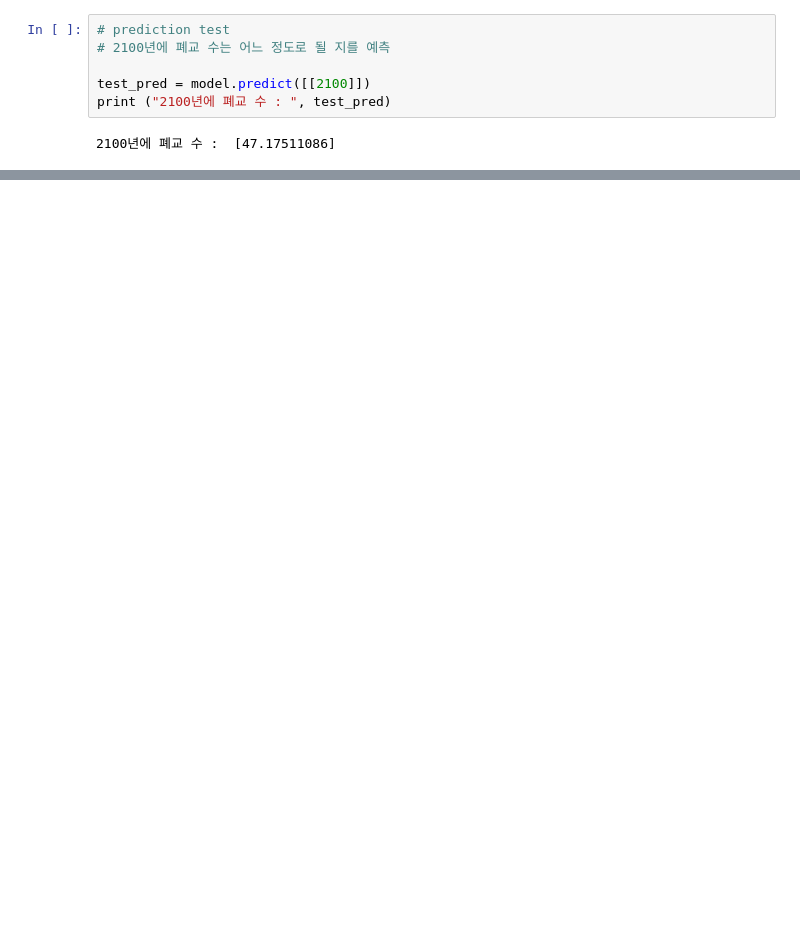
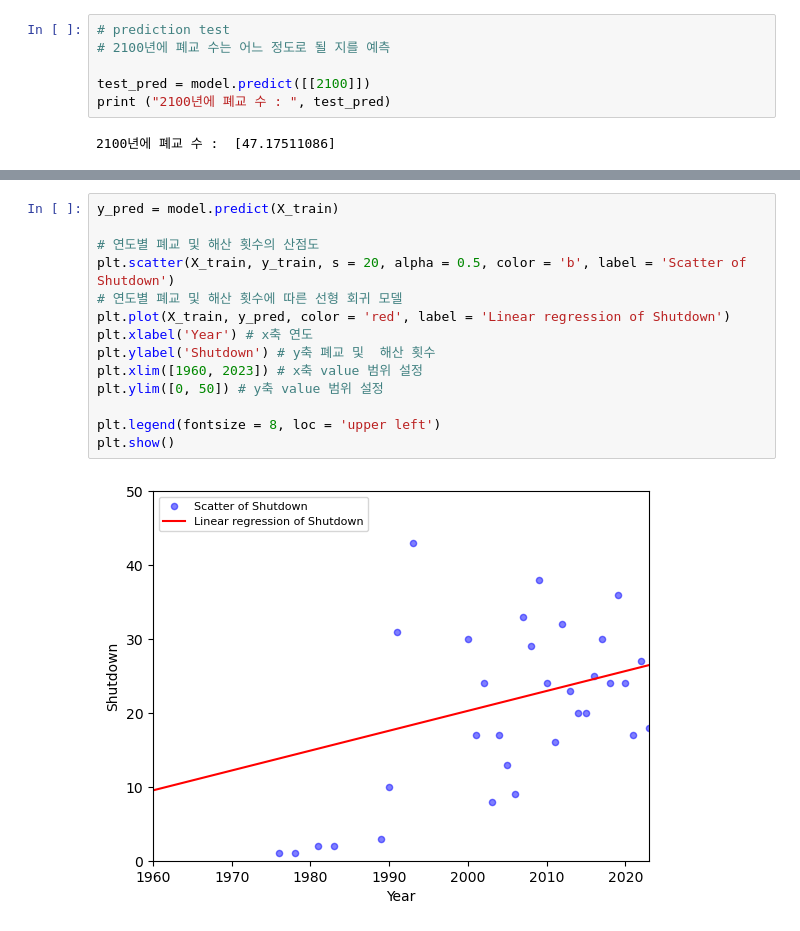
Before and after one commit to lky473736/learning-AI, a Jupyter notebook: teamplaying/regression_shutdown.ipynb, the cells around one changed output, grey strips where cells are left out. Drawn from its saved outputs; the diff is of its cells as text; blank space fills up the shorter version.

Commit message:
visualization

```diff
--- a/teamplaying/regression_shutdown.ipynb
+++ b/teamplaying/regression_shutdown.ipynb
@@ -180,0 +186,16 @@ print ("2100년에 폐교 수 : ", test_pred)
+# %%
+y_pred = model.predict(X_train)
+
+# 연도별 폐교 및 해산 횟수의 산점도
+plt.scatter(X_train, y_train, s = 20, alpha = 0.5, color = 'b', label = 'Scatter of Shutdown')
+# 연도별 폐교 및 해산 횟수에 따른 선형 회귀 모델
+plt.plot(X_train, y_pred, color = 'red', label = 'Linear regression of Shutdown')
+plt.xlabel('Year') # x축 연도
+plt.ylabel('Shutdown') # y축 폐교 및  해산 횟수
+plt.xlim([1960, 2023]) # x축 value 범위 설정
+plt.ylim([0, 50]) # y축 value 범위 설정
+
+plt.legend(fontsize = 8, loc = 'upper left')
+plt.show()
+# %% [output]
+[figure, added]
```
Also changed, not shown: parts of 4 cells of this notebook, 1 other file.
